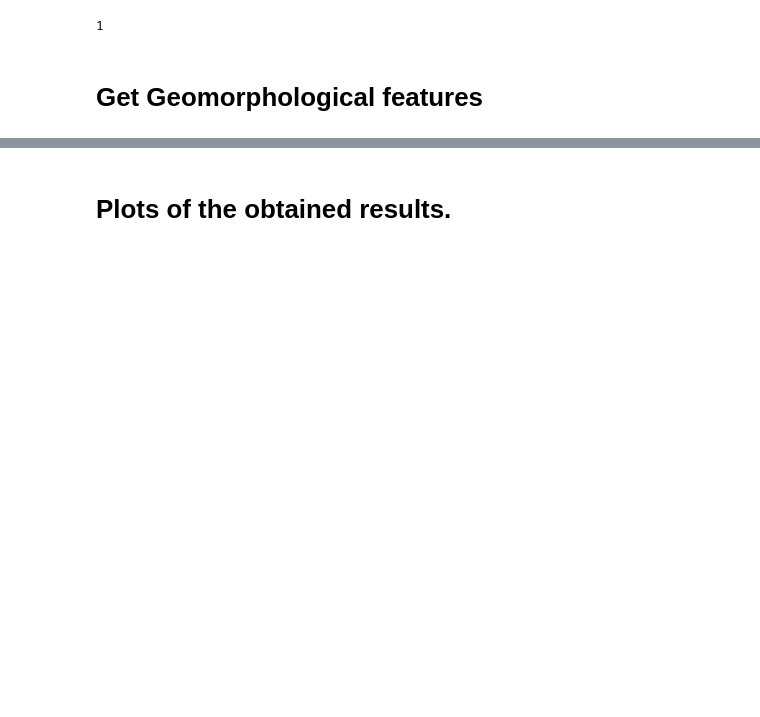
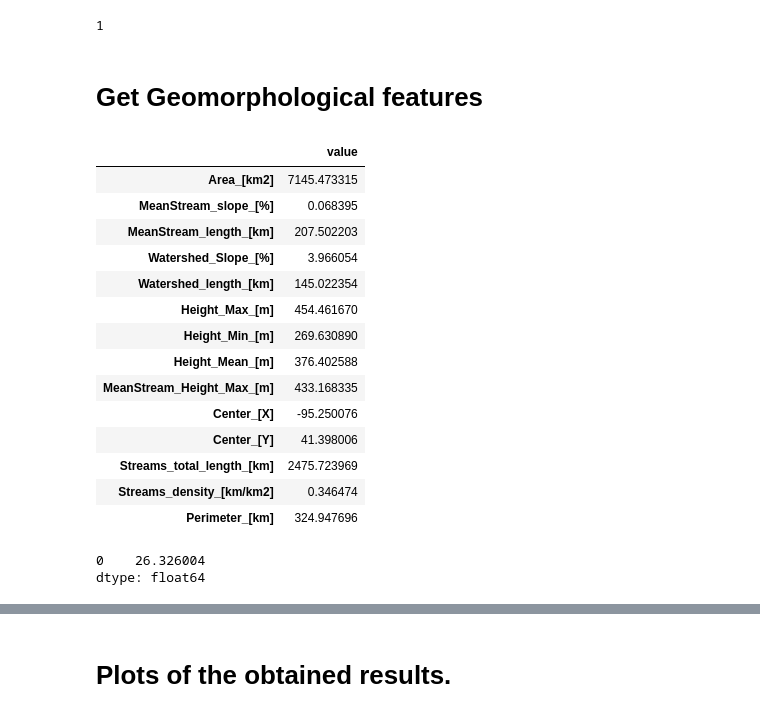
Before and after one commit to nicolas998/WMF-Examples, a Jupyter notebook: Geomorphology_example/WMF_geomorphology_example.ipynb, the cells around one changed output, grey strips where cells are left out. Saved outputs shown, nothing was run; the diff lists cells and outputs as text; code cells hidden in the pictures; blank space fills up the shorter version.

```diff
--- a/Geomorphology_example/WMF_geomorphology_example.ipynb
+++ b/Geomorphology_example/WMF_geomorphology_example.ipynb
@@ -30,3 +34,26 @@ cu.Save_Net2Map('temp_net.shp')
+# %%
+cu.GeoParameters
+# %% [output]
+|  | value |
+| Area_[km2] | 7145.473315 |
+| MeanStream_slope_[%] | 0.068395 |
+| MeanStream_length_[km] | 207.502203 |
+| Watershed_Slope_[%] | 3.966054 |
+| Watershed_length_[km] | 145.022354 |
+| Height_Max_[m] | 454.461670 |
+| Height_Min_[m] | 269.630890 |
+| Height_Mean_[m] | 376.402588 |
+| MeanStream_Height_Max_[m] | 433.168335 |
+| Center_[X] | -95.250076 |
+| Center_[Y] | 41.398006 |
+| Streams_total_length_[km] | 2475.723969 |
+| Streams_density_[km/km2] | 0.346474 |
+| Perimeter_[km] | 324.947696 |
+# %%
+cu.travel_time.median()
+# %% [output]
+0    26.326004
+dtype: float64
 # %%
 #Compute several geomorphological features.
 cu.GetGeo_Cell_Basics()
```
Also changed, not shown: parts of 8 cells of this notebook, 11 other files.
